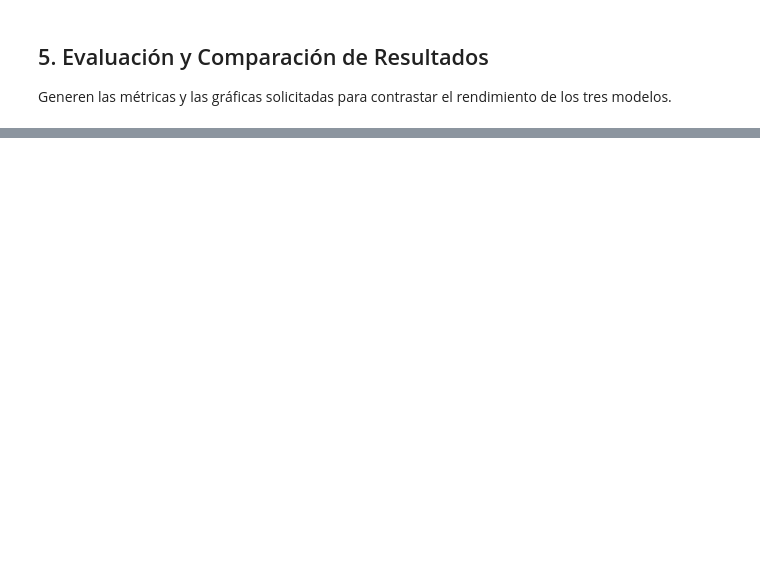
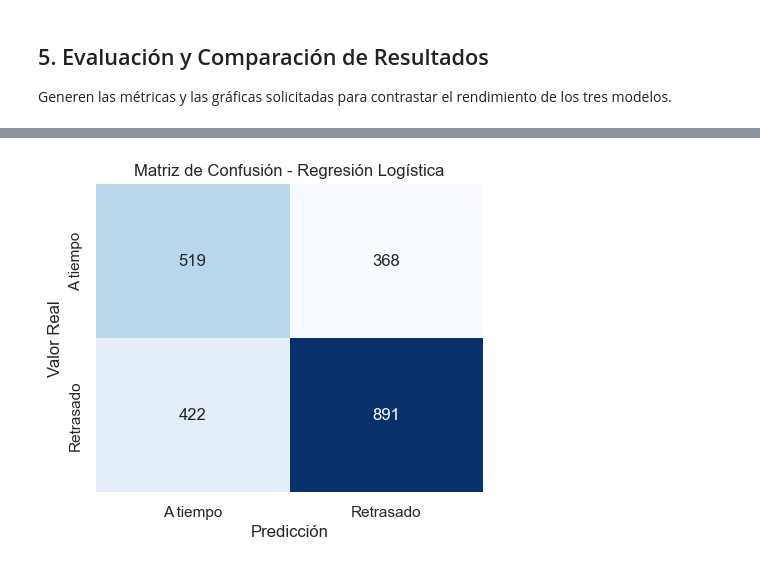
Before and after one commit to zlopezr/BootcampDataScience_ZaidaLopez, a Jupyter notebook: Taller_05_Aprendizaje_supervisado/Clasificación - Caso aplicado Logística.ipynb, the cells around one changed output, grey strips where cells are left out. Drawn from its saved outputs; the diff is of its cells as text; code cells hidden in the pictures; blank space fills up the shorter version.

```diff
--- a/Taller_05_Aprendizaje_supervisado/Clasificación - Caso aplicado Logística.ipynb
+++ b/Taller_05_Aprendizaje_supervisado/Clasificación - Caso aplicado Logística.ipynb
@@ -118,0 +135,9 @@ En esta sección deben transformar las variables categóricas en formatos numér
+# %%
+y = df["Reached.on.Time_Y.N"]
+X = df_trans.drop(columns=["Reached.on.Time_Y.N"])
+
+# Aseguramos que las dummies booleanas queden como enteros
+X = X.astype(float)
+
+print("Características (X):", list(X.columns))
+print("Forma de X:", X.shape)
@@ -123,3 +151,9 @@ Separación de los datos en conjuntos de entrenamiento y prueba.
 # Paso 3: Train/Test Split
 # TIP: Utilicen train_test_split de sklearn. Configuren un test_size adecuado (ej. 15% o 20%)
 # y un random_state fijo para que sus resultados sean replicables.
+# %%
+X_train, X_test, y_train, y_test = train_test_split(
+    X, y, test_size=0.20, random_state=42, stratify=y
+)
+
+print("Train:", X_train.shape, " | Test:", X_test.shape)
@@ -135,3 +171,10 @@ Deben seleccionar, entrenar y evaluar tres algoritmos de clasificación distinto
 # Modelo 2: Instanciar, entrenar con datos de train y predecir con datos de test
 
 # Modelo 3: Instanciar, entrenar con datos de train y predecir con datos de test
+# %%
+# Modelo 1: Regresión Logística
+logreg = LogisticRegression(max_iter=1000)
+logreg.fit(X_train, y_train)
+pred_log = logreg.predict(X_test)
+print("Modelo 1: Regresión Logística")
+print("Accuracy:", accuracy_score(y_test, pred_log))
@@ -149,3 +268,27 @@ Generen las métricas y las gráficas solicitadas para contrastar el rendimiento
 # Paso 7: Matrices de Confusión
 # TIP: Generen y visualicen la matriz de confusión para cada uno de los tres modelos utilizando sns.heatmap.
 # Esto les permitirá analizar visualmente los falsos positivos y falsos negativos de cada algoritmo.
+# %%
+from sklearn.metrics import confusion_matrix
+import seaborn as sns
+import matplotlib.pyplot as plt
+
+cm_log = confusion_matrix(y_test, pred_log)
+
+plt.figure(figsize=(5,4))
+sns.heatmap(
+    cm_log,
+    annot=True,
+    fmt="d",
+    cmap="Blues",
+    cbar=False,
+    xticklabels=["A tiempo", "Retrasado"],
+    yticklabels=["A tiempo", "Retrasado"]
+)
+
+plt.title("Matriz de Confusión - Regresión Logística")
+plt.xlabel("Predicción")
+plt.ylabel("Valor Real")
+plt.show()
+# %% [output]
+[figure, added]
```
Also changed, not shown: parts of 23 cells of this notebook.
